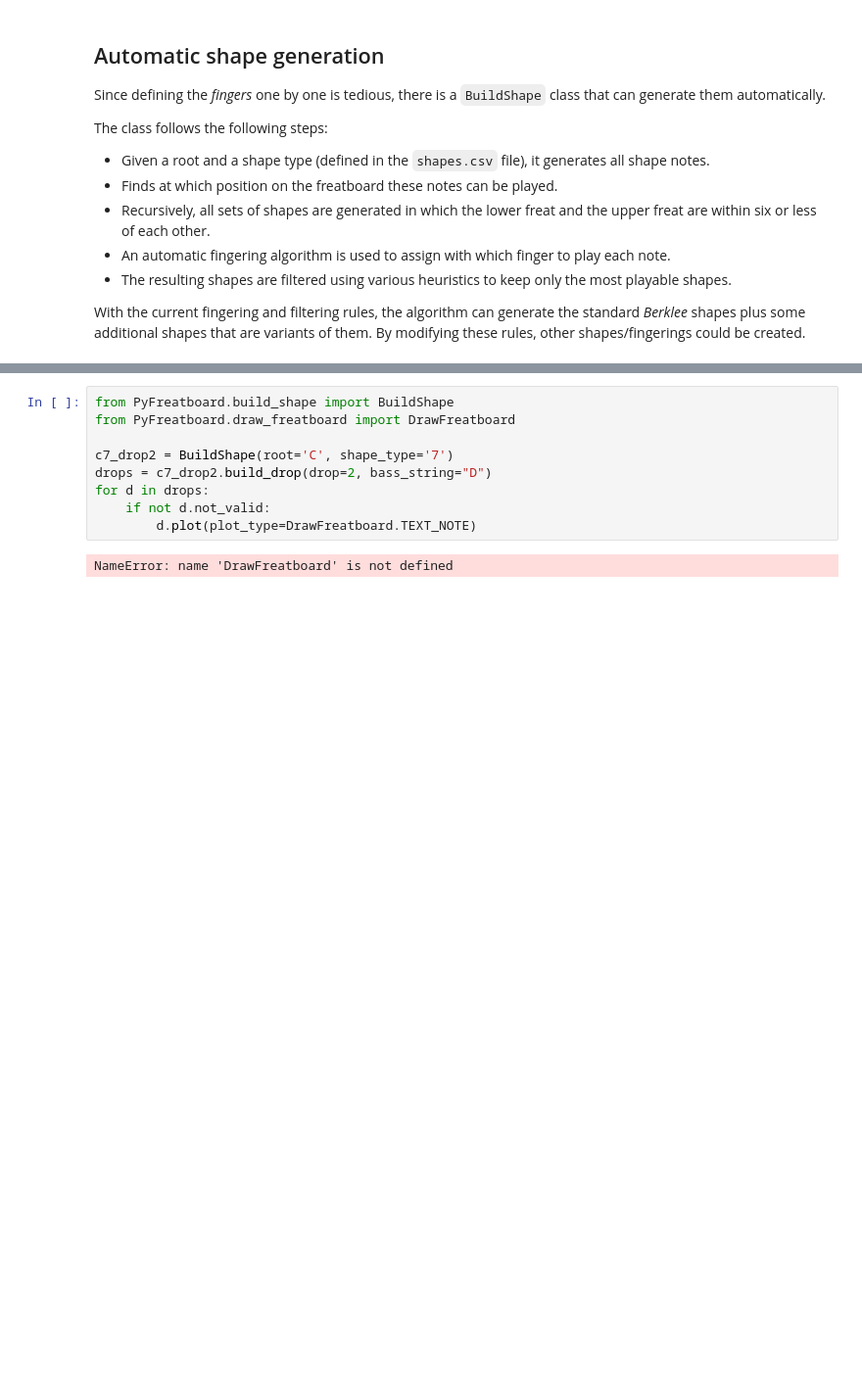
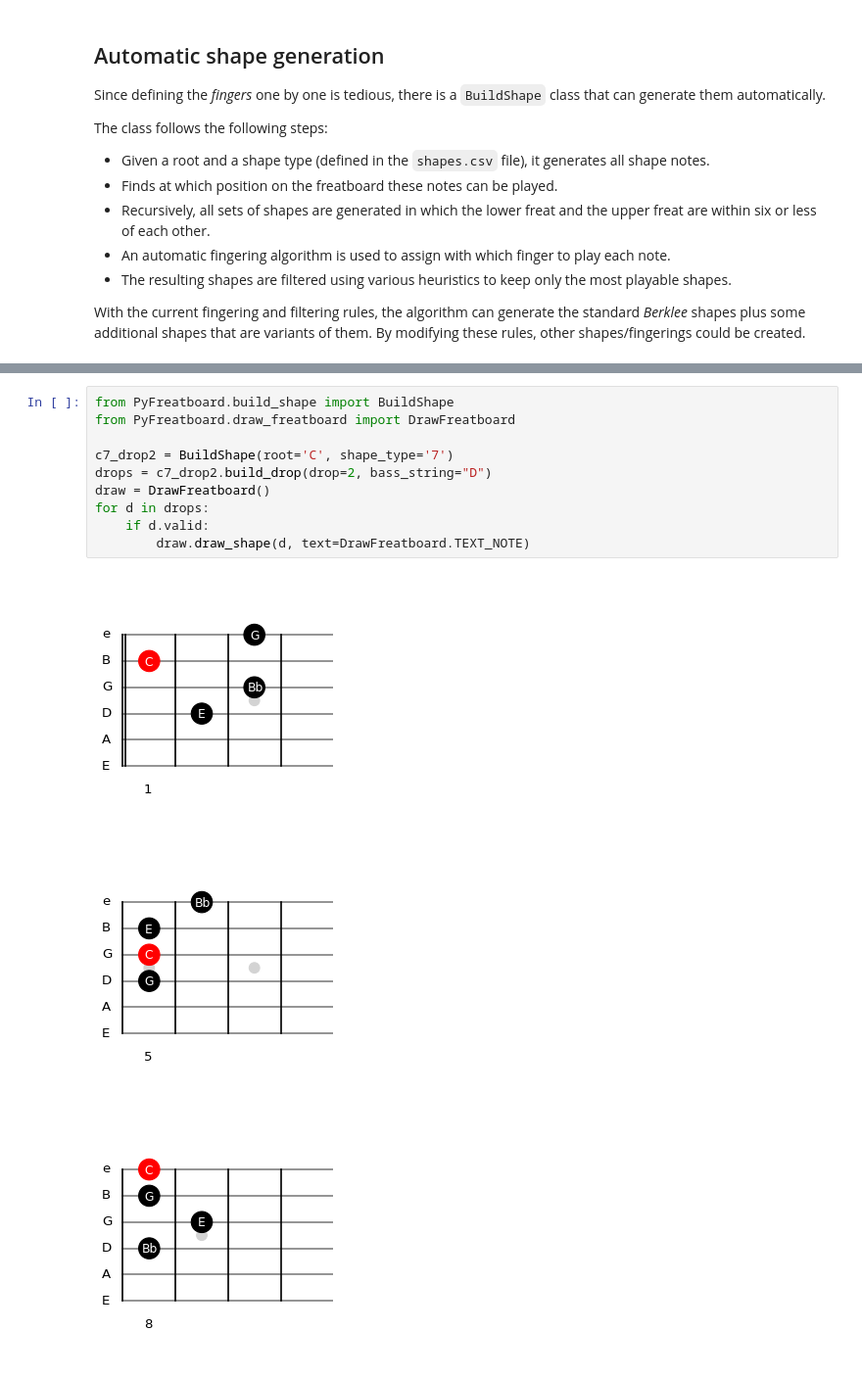
Before and after one commit to narcispr/PyFretboard, a Jupyter notebook: tutorial.ipynb, the cells around one changed output, grey strips where cells are left out. Shown: that part at 98% size. Drawn from its saved outputs; the diff is of its cells as text; blank space fills up the shorter version.

```diff
--- a/tutorial.ipynb
+++ b/tutorial.ipynb
@@ -62,11 +67,14 @@ c_major.plot()
 # %%
 from PyFreatboard.build_shape import BuildShape
 from PyFreatboard.draw_freatboard import DrawFreatboard
 
 c7_drop2 = BuildShape(root='C', shape_type='7')
 drops = c7_drop2.build_drop(drop=2, bass_string="D")
+draw = DrawFreatboard()
 for d in drops:
-    if not d.not_valid:
-        d.plot(plot_type=DrawFreatboard.TEXT_NOTE)
+    if d.valid:
+        draw.draw_shape(d, text=DrawFreatboard.TEXT_NOTE)
 # %% [output]
-NameError: name 'DrawFreatboard' is not defined
+[figure, added]
+[figure, added]
+[figure, added]
```
Also changed, not shown: parts of 3 cells of this notebook, 3 other files.
